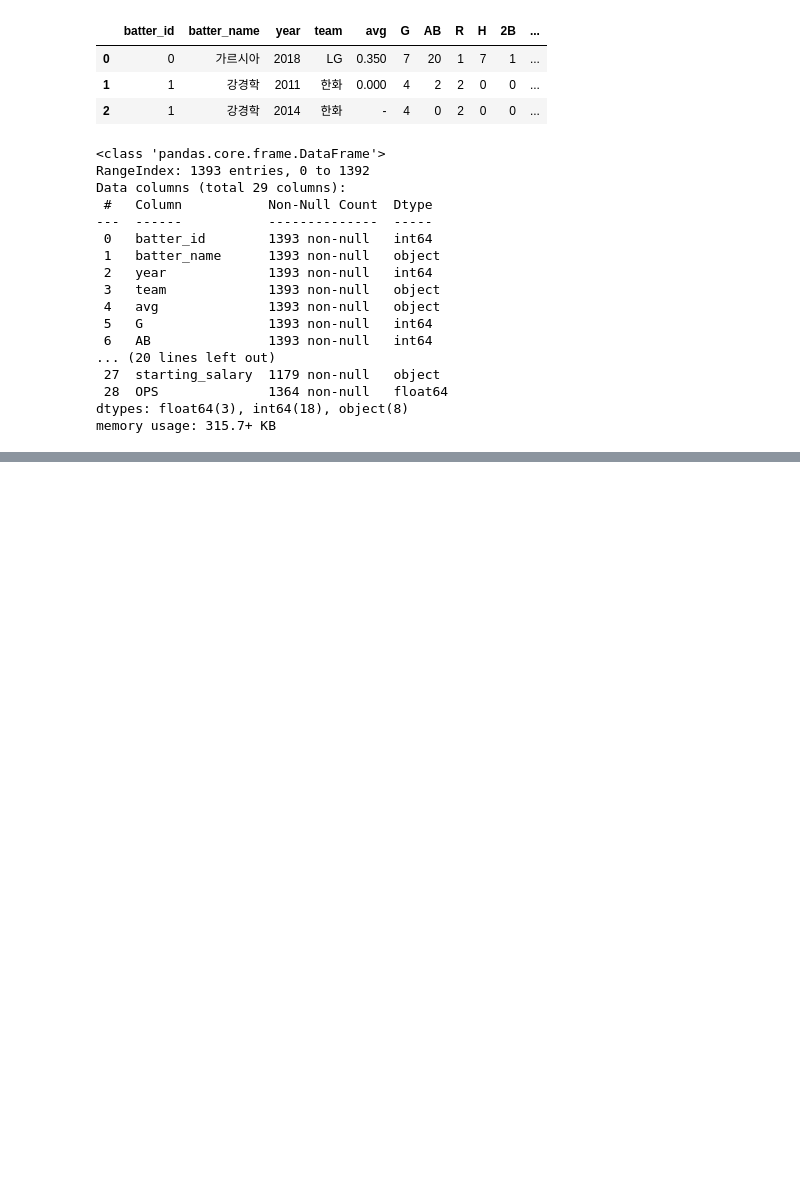
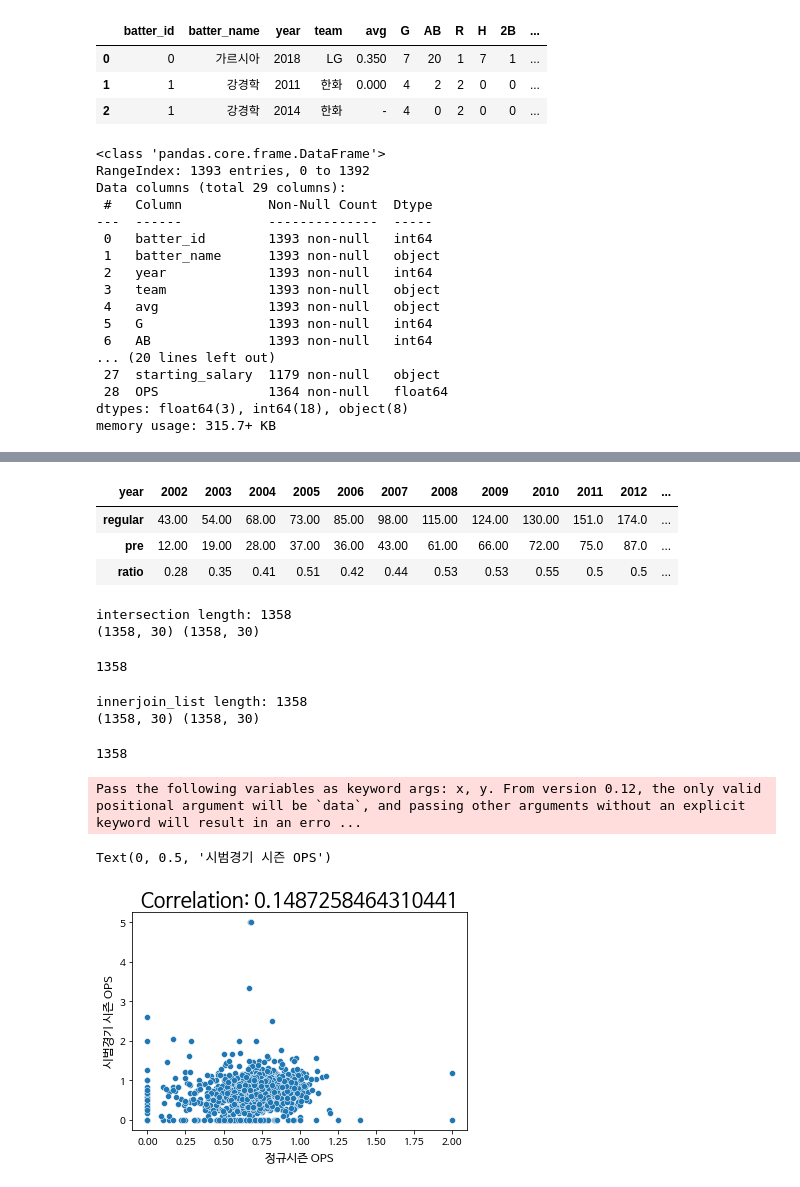
Before and after one commit to hyz218/Dacon_baseball, a Jupyter notebook: Dacon_baseball_pre_EDA.ipynb, the cells around one changed output, grey strips where cells are left out. Cells and saved outputs as stored; diff of their text form; code cells hidden in the pictures; blank space fills up the shorter version.

```diff
--- a/Dacon_baseball_pre_EDA.ipynb
+++ b/Dacon_baseball_pre_EDA.ipynb
@@ -9,3 +34,5 @@ import plotly
 import numpy as np
 import pandas as pd
 import platform
+plt.rc('font', family='NanumBarunGothic')
+matplotlib.rcParams['axes.unicode_minus'] = False
@@ -70,0 +99,61 @@ plt.show()
+# %%
+pd.concat([regular_player_num,pre_player_num,np.round(pre_player_num/regular_player_num,2).rename('ratio')],axis=1).T.loc[:,2002:] #2002년 부터의 정규시즌 대비 시범경기 등록 선수 비율
+#시간이 지날수록 시범경기시즌 선수 수 비율이 높아지고 있음
+# %% [output]
+| year | 2002 | 2003 | 2004 | 2005 | 2006 | 2007 | 2008 | 2009 | 2010 | 2011 | 2012 | ... |
+| regular | 43.00 | 54.00 | 68.00 | 73.00 | 85.00 | 98.00 | 115.00 | 124.00 | 130.00 | 151.0 | 174.0 | ... |
+| pre | 12.00 | 19.00 | 28.00 | 37.00 | 36.00 | 43.00 | 61.00 | 66.00 | 72.00 | 75.0 | 87.0 | ... |
+| ratio | 0.28 | 0.35 | 0.41 | 0.51 | 0.42 | 0.44 | 0.53 | 0.53 | 0.55 | 0.5 | 0.5 | ... |
+# %%
+#시범경기시즌과 정규시즌에 모두 존재하는 선수만 남기기
+
+regular_df['new_idx'] = regular_df['batter_name'] + regular_df['year'].apply(str)
+pre_df['new_idx'] = pre_df['batter_name'] + pre_df['year'].apply(str)
+
+##1. set,intersection method
+intersection_idx = list(set(regular_df['new_idx']).intersection(pre_df['new_idx']))
+print("intersection length: "+ str(len(intersection_idx)))
+
+regular_new = regular_df.loc[regular_df['new_idx'].apply(lambda x: x in intersection_idx)]
+regular_new = regular_new.sort_values(by = 'new_idx').reset_index(drop=True)
+
+pre_new = pre_df.loc[pre_df['new_idx'].apply(lambda x: x in intersection_idx)]
+pre_new = pre_new.sort_values(by = 'new_idx').reset_index(drop=True)
+print(regular_new.shape, pre_new.shape)
+sum(regular_new['new_idx'] == pre_new['new_idx'])
+# %% [output]
+intersection length: 1358
+(1358, 30) (1358, 30)
+1358
+# %%
+##2. inner join method
+pre_regular_innerjoin = pd.merge(regular_df['new_idx'] , pre_df['new_idx'] , how = 'inner', on = "new_idx")
+innerjoin_list=pre_regular_innerjoin['new_idx'].tolist()
+print("innerjoin_list length: "+ str(len(innerjoin_list)))
+
+regular_new = regular_df[regular_df['new_idx'].isin(pre_regular_innerjoin['new_idx'].tolist())]
+regular_new = regular_new.sort_values(by = 'new_idx').reset_index(drop=True)
+
+pre_new = pre_df[pre_df['new_idx'].isin(pre_regular_innerjoin['new_idx'].tolist())]
+pre_new = pre_new.sort_values(by = 'new_idx').reset_index(drop=True)
+
+# 검정 코드
+print(regular_new.shape, pre_new.shape)
+sum(regular_new['new_idx'] == pre_new['new_idx'])
+# %% [output]
+innerjoin_list length: 1358
+(1358, 30) (1358, 30)
+1358
+# %%
+#정규시즌과 시범경기의 OPS 상관관계
+correlation = regular_new['OPS'].corr(pre_new['OPS'])
+sns.scatterplot(regular_new['OPS'],pre_new['OPS'])
+plt.title('Correlation: '+str(correlation),fontsize = 20)
+plt.xlabel('정규시즌 OPS',fontsize=12)
+plt.ylabel('시범경기 시즌 OPS',fontsize=12)
+
+#상관성이 매우 낮음
+# %% [output]
+Pass the following variables as keyword args: x, y. From version 0.12, the only valid positional argument will be `data`, and passing other arguments without an explicit keyword will result in an erro ...
+Text(0, 0.5, '시범경기 시즌 OPS')
+[figure, added]
```
Also changed, not shown: parts of 4 cells of this notebook.
